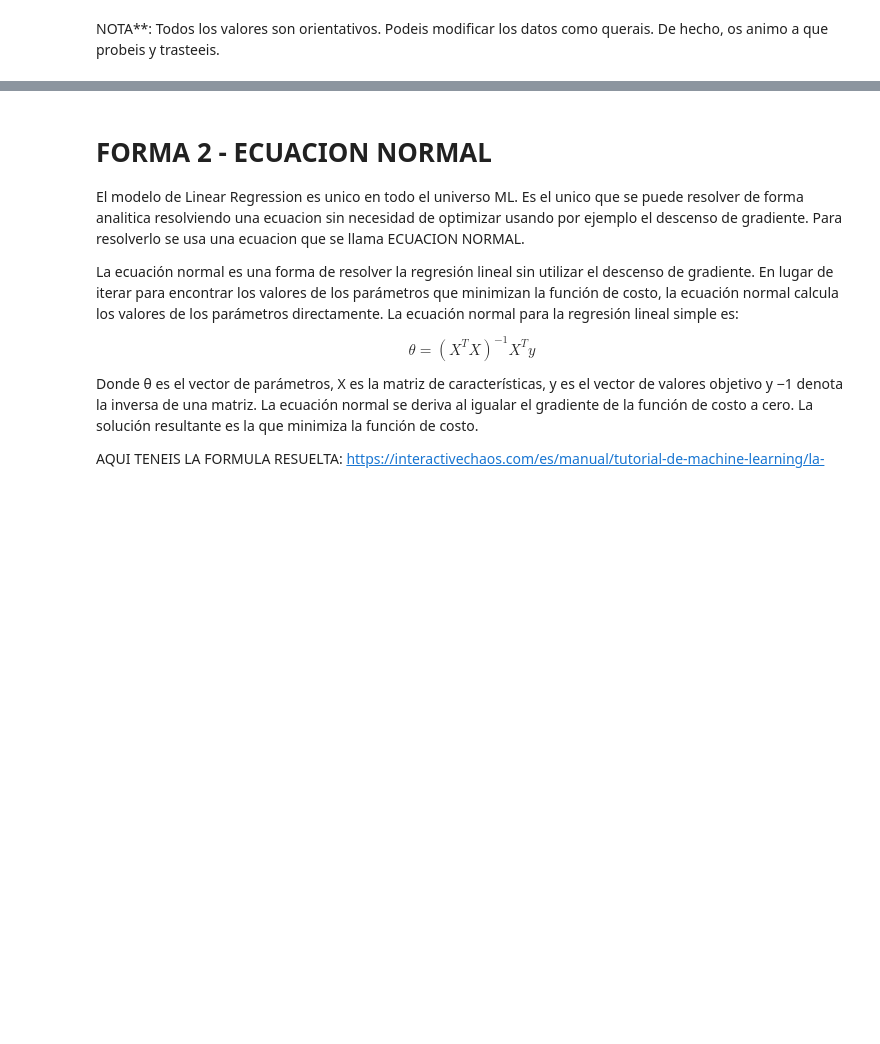
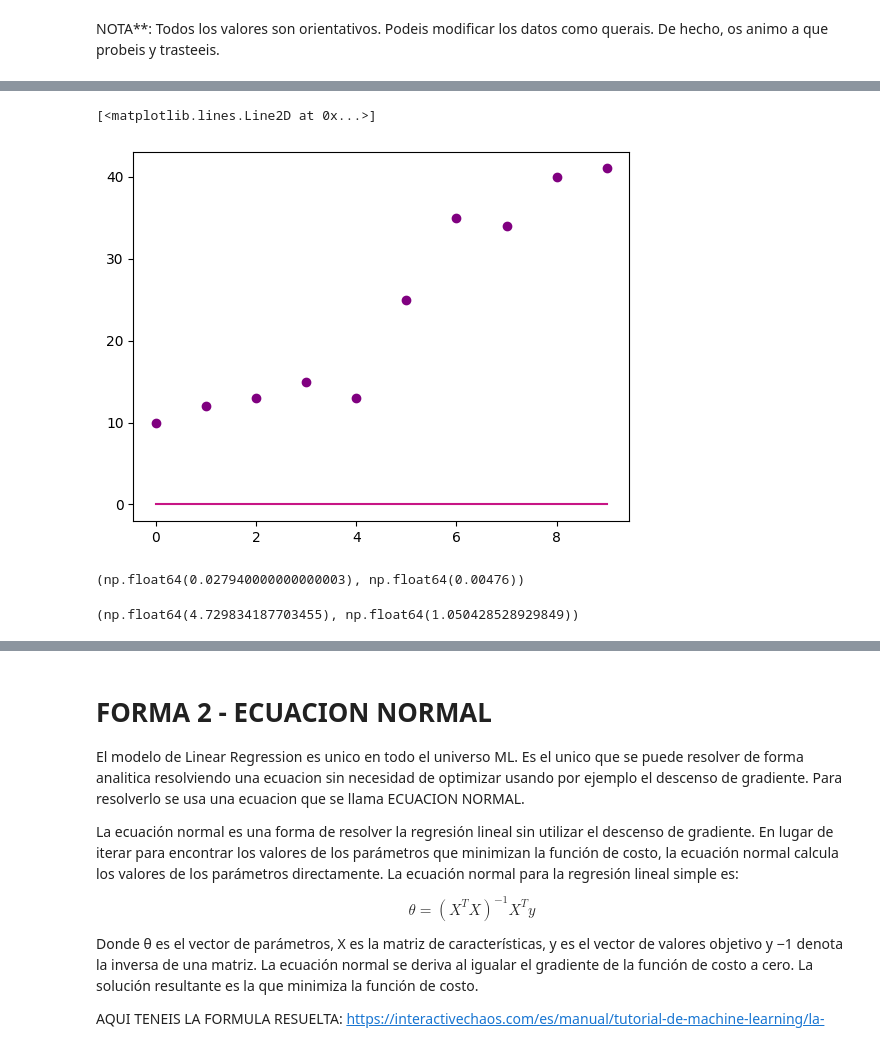
Before and after one commit to pauuulaa/Machine-Learning, a Jupyter notebook: mini_proyecto_GD.ipynb, the cells around one changed output, grey strips where cells are left out. Saved outputs shown, nothing was run; the diff lists cells and outputs as text; code cells hidden in the pictures; blank space fills up the shorter version.

```diff
--- a/mini_proyecto_GD.ipynb
+++ b/mini_proyecto_GD.ipynb
@@ -37,0 +60,35 @@ import os
+# %%
+m = 0
+c = 0
+
+y_hat = m*x + c
+
+plt.scatter(x, y, color='purple')
+plt.plot(x, y_hat, color = 'mediumvioletred')
+# %% [output]
+[<matplotlib.lines.Line2D at 0x...>]
+[figure, added]
+# %%
+1/len(x) * sum((y - y_hat)**2)
+
+# derivada parcial cobre m y derivada parcial sobre c
+dm = 2/len(x) * sum((y - y_hat)*(-x))
+dc = (2/len(x)) * sum((y - y_hat)*(-1))
+
+m = m - dm*0.0001
+c = c - dc*0.0001
+
+m,c
+# %% [output]
+(np.float64(0.027940000000000003), np.float64(0.00476))
+# %%
+for i in range(1000):
+    y_hat = m*x + c
+    dm = 2/len(x) * sum((y - y_hat)*(-x))
+    dc = (2/len(x)) * sum((y - y_hat)*(-1))
+    m = m - dm*0.0001
+    c = c - dc*0.0001
+
+m,c
+# %% [output]
+(np.float64(4.729834187703455), np.float64(1.050428528929849))
```
Also changed, not shown: parts of 7 cells of this notebook, 1 other file.
